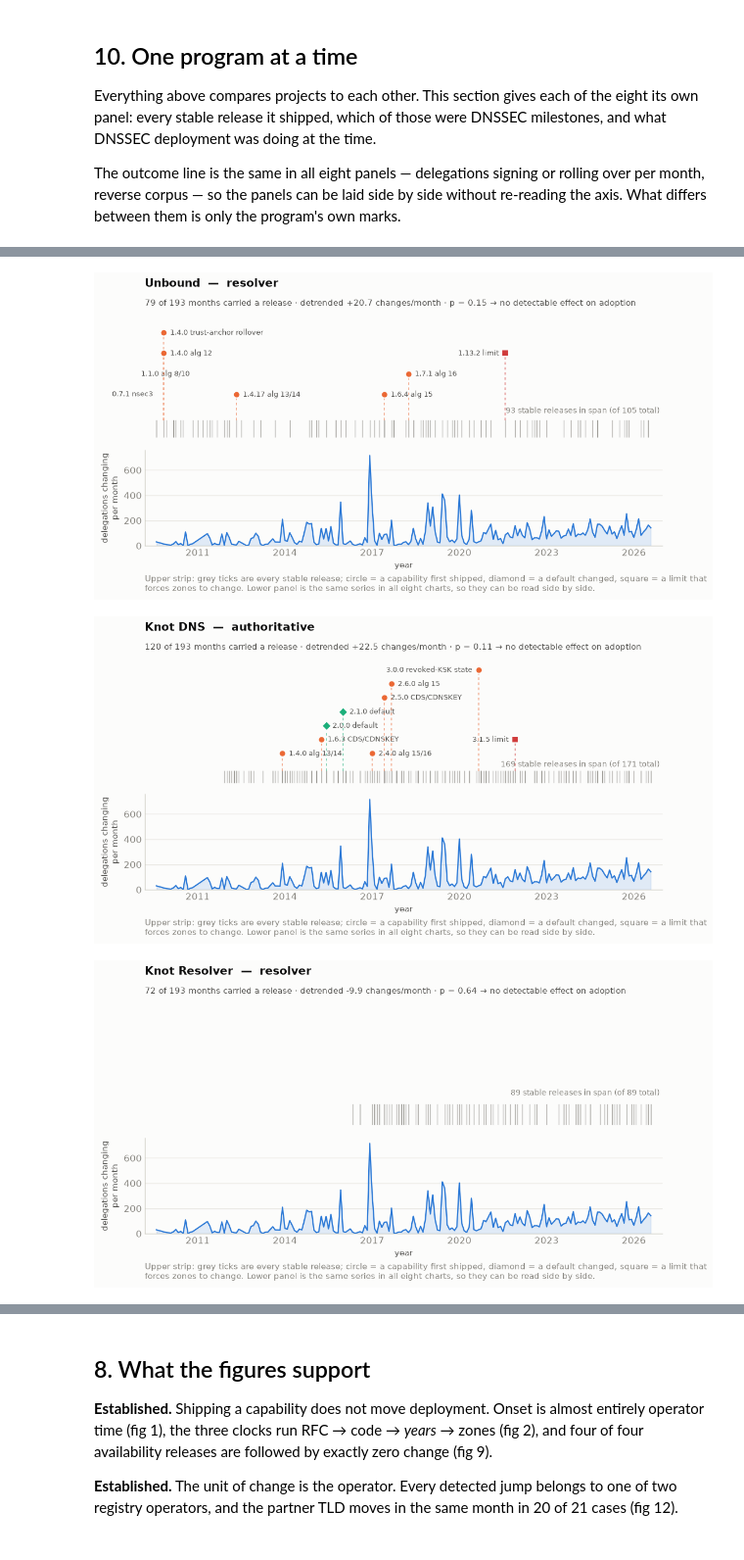
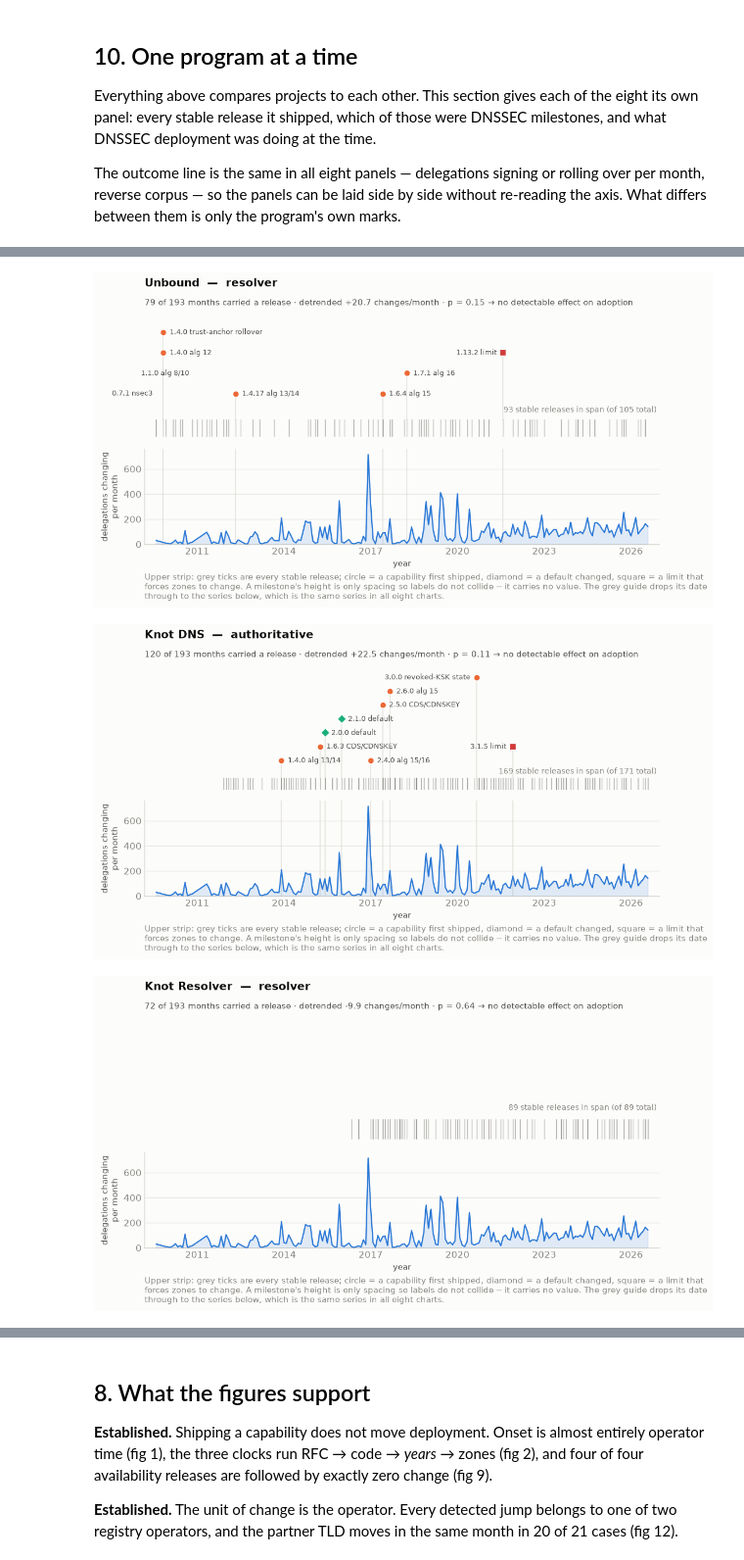
Before and after one commit to j776w781/rfc_adoption, a Jupyter notebook: notebooks/dnssec_software_releases.ipynb, the cells around one changed output, grey strips where cells are left out. Shown at 98% size. Drawn from its saved outputs; the diff is of its cells as text; code cells hidden in the pictures.

```diff
--- a/notebooks/dnssec_software_releases.ipynb
+++ b/notebooks/dnssec_software_releases.ipynb
@@ -1072,8 +1072,12 @@ def program_panel(proj):
     n_lanes = max((p[4] for p in placed), default=0) + 1
     for x, label, colour, mk, lane, right in placed:
         y = 0.34 + 0.15 * lane
-        top_ax.plot([x, x], [0.15, y], color=colour, linewidth=1,
-                    linestyle=(0, (3, 3)), alpha=0.65, zorder=3)
+        # The guide carries the date down through BOTH panels, so a milestone can
+        # be read against the series. Drawn in muted grey, not the mark's colour:
+        # coloured and dashed it looked like a data line, and the height a marker
+        # sits at means nothing -- it is lane packing to stop labels colliding.
+        top_ax.plot([x, x], [0.15, y], color=GRID, linewidth=1, zorder=2)
+        ax.axvline(x, color=GRID, linewidth=1, zorder=0)
         top_ax.scatter(x, y, s=62, color=colour, marker=mk, zorder=5,
                        edgecolor=SURFACE, linewidth=1.4)
         top_ax.text(x + (-0.22 if right else 0.22), y, label, fontsize=8.5,
@@ -1099,8 +1103,9 @@ def program_panel(proj):
                 va="bottom")
     metric(ax, "Upper strip: grey ticks are every stable release; circle = a capability "
                "first shipped, diamond = a default changed, square = a limit that forces "
-               "zones to change. Lower panel is the same series in all eight charts, so "
-               "they can be read side by side.")
+               "zones to change. A milestone's height is only spacing so labels do not "
+               "collide -- it carries no value. The grey guide drops its date through to "
+               "the series below, which is the same series in all eight charts.")
     return save(fig, f"22_program_{proj.replace('-', '_')}")
 
 
@@ -1112,3 +1117,3 @@ for _proj in ["bind9", "unbound", "knot", "kresd", "nsd", "opendnssec",
-[figure, old version]
+[figure, new version]
-[figure, old version]
+[figure, new version]
-[figure, old version]
+[figure, new version]
```
Also changed, not shown: parts of 3 cells of this notebook, 10 other files.
